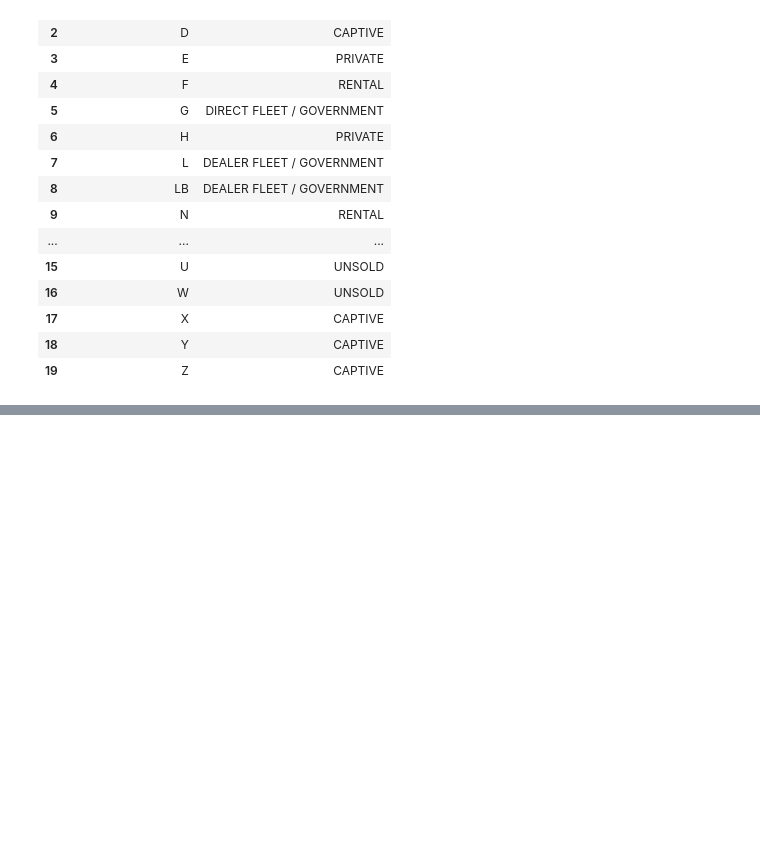
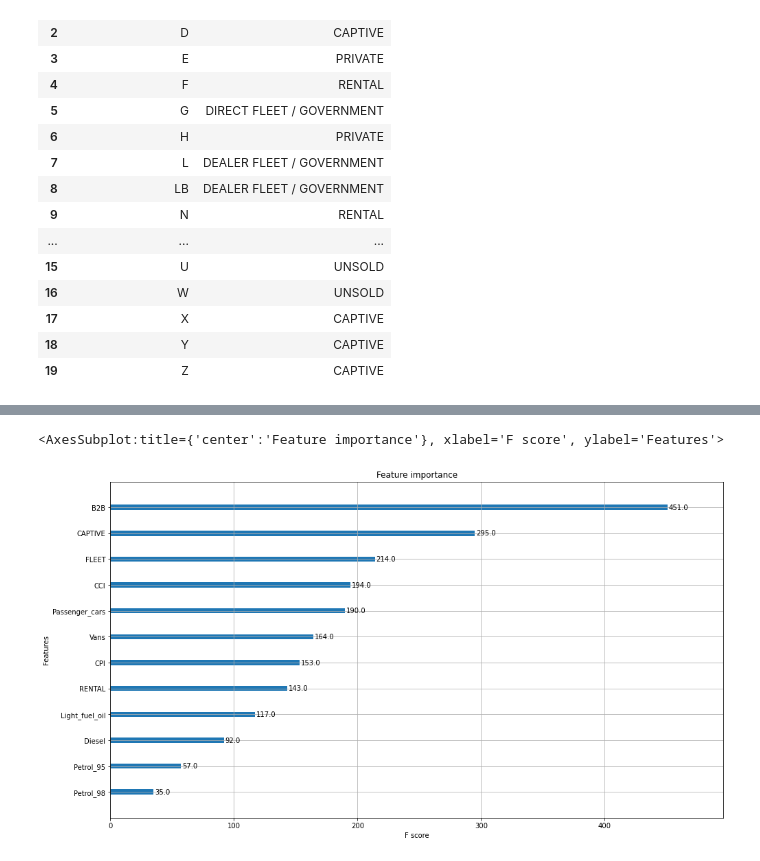
Before and after one commit to martinel-UAS/projects, a Jupyter notebook: 5. Master_thesis/Project.ipynb, the cells around one changed output, grey strips where cells are left out. Cells and saved outputs as stored; diff of their text form; code cells hidden in the pictures; blank space fills up the shorter version.

```diff
--- a/5. Master_thesis/Project.ipynb
+++ b/5. Master_thesis/Project.ipynb
@@ -353,0 +484,5 @@ AttributeError: 'pandas._libs.properties.CachedProperty' object has no attribute
+# %%
+from xgboost import XGBRegressor
+import xgboost as xgb
+#create an xgboost regression model
+model = XGBRegressor()
@@ -353,0 +491,2 @@ AttributeError: 'pandas._libs.properties.CachedProperty' object has no attribute
+# %%
+model.fit(X_train, y_train)
@@ -353,0 +504,5 @@ AttributeError: 'pandas._libs.properties.CachedProperty' object has no attribute
+# %%
+xgb.plot_importance(model, ax=plt.gca())
+# %% [output]
+<AxesSubplot:title={'center':'Feature importance'}, xlabel='F score', ylabel='Features'>
+[figure, added]
```
Also changed, not shown: parts of 75 cells of this notebook, 1 other file.
